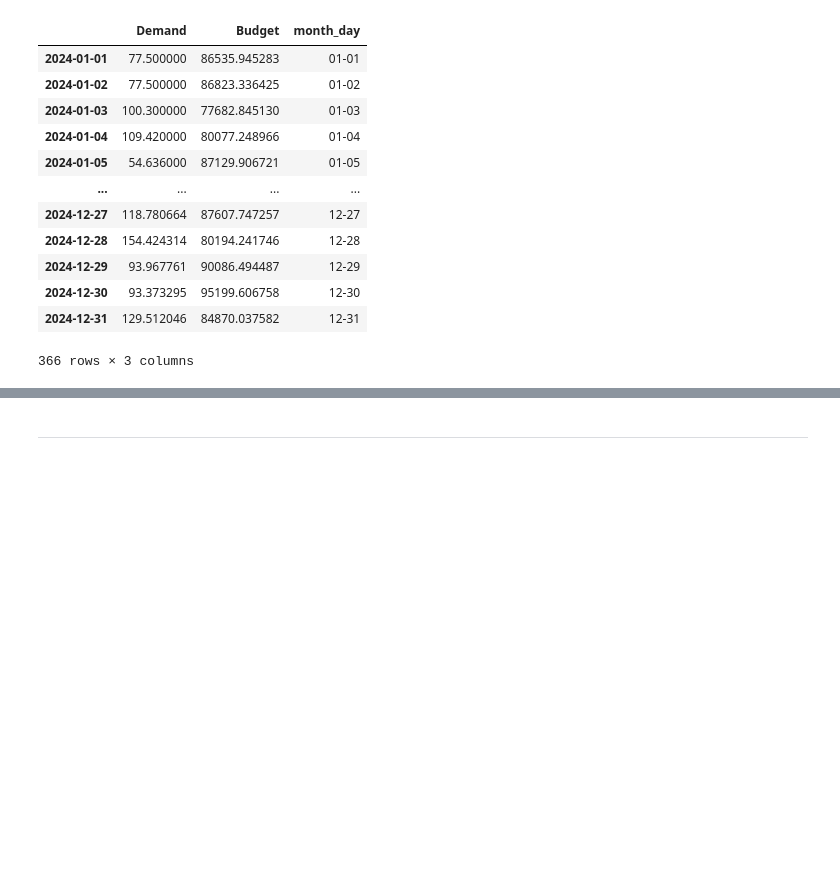
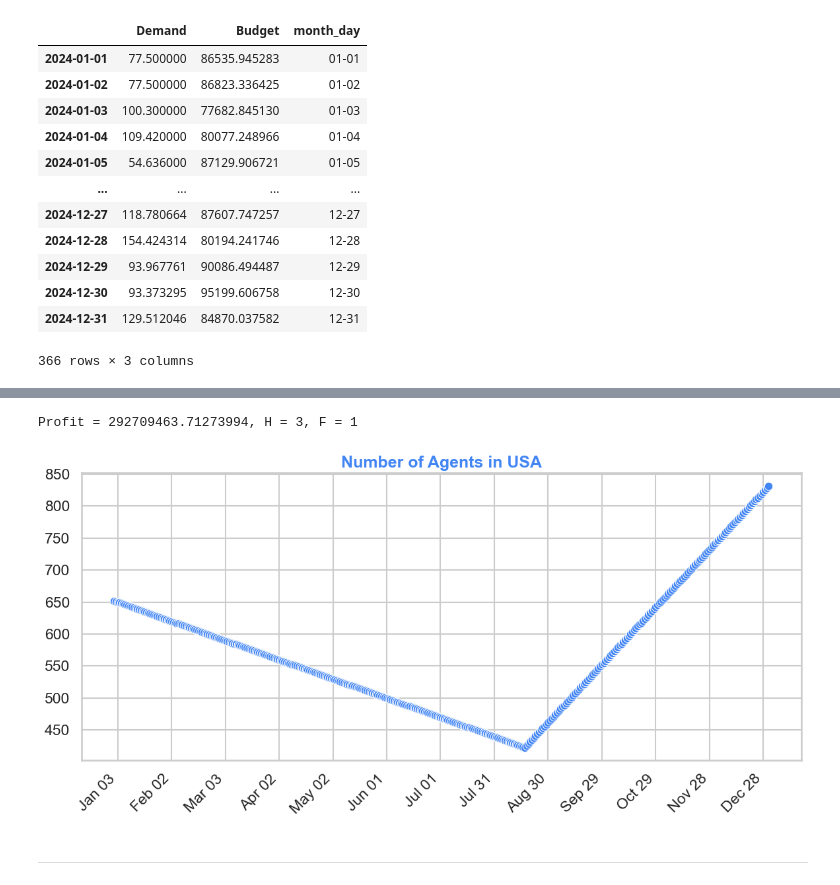
Before and after one commit to Dynamic-Agent-Staffing-Plan-Google-Ads/dynamic-agent-staffing-plan-google-ads, a Jupyter notebook: Main.ipynb, the cells around one changed output, grey strips where cells are left out. Cells and saved outputs as stored; diff of their text form; code cells hidden in the pictures; blank space fills up the shorter version.

```diff
--- a/Main.ipynb
+++ b/Main.ipynb
@@ -1172,0 +589,25 @@ Profit: 292469273.8826039
+# %%
+threshold = forecast_df["Demand"][:365].mean()
+
+# Agents pool
+free_agents = agents.loc[agents["Country"] == "USA"].loc[:,"Existing_Agent_Count"][0]
+
+salary = agents.iloc[0,1]
+
+# Advertisers pool
+
+max_profit = 0
+H_best, F_best = 0, 0
+
+for H in range(1, 15):
+    for F in range(1, 10):
+        print(H,F)
+        Profit, _, _ = run_strategy(threshold, forecast_df, forecast_df, free_agents, salary,
+                 H=H, F=F, strategy_type = "baseline", start_date = "2024-01-01")
+        if Profit > max_profit:
+            max_profit = Profit
+            H_best = H
+            F_best = F
+        max_profit = max(max_profit, Profit)
+
+print(max_profit, H_best, F_best)
@@ -1173,3 +632,25 @@ Profit: 292469273.8826039
+# %%
+import seaborn as sns
+
+agents_pool = np.array([[0 for i in range(10)] for _ in range(free_agents)])
+adv_id = 1
+advertiser_pool = []
+
+start_index = forecast_df.index.get_loc("2024-01-01")
+current_date = forecast_df.index[start_index]
+
+Profit, agent, agents_idle = run_strategy(threshold, budget_demand, forecast_df, free_agents, salary,
+                H=3, F=1, strategy_type = "baseline", start_date = "2024-01-01")
+
+dates = forecast_df.index[:agent.shape[0]]
+
+print(f"Profit = {Profit}, H = {3}, F = {1}")
+
+fig_arima_baseline = plot_agents(dates, agent)
+fig_arima_baseline.savefig('Plot_images/agents_arima_baseline.tiff', format = 'tiff', dpi=300, bbox_inches='tight')
+# %% [output]
+Profit = 292709463.71273994, H = 3, F = 1
+[figure, added]
 # %% [markdown]
 ----------------------------------------------------------------------
 # %% [markdown]
```
Also changed, not shown: parts of 18 cells of this notebook, 4 other files.
